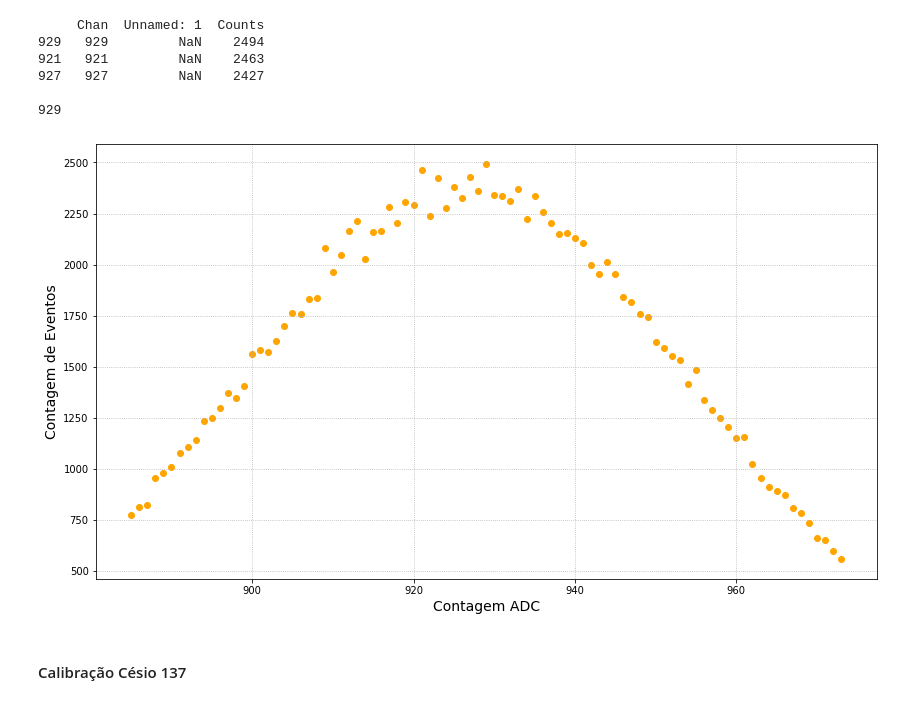
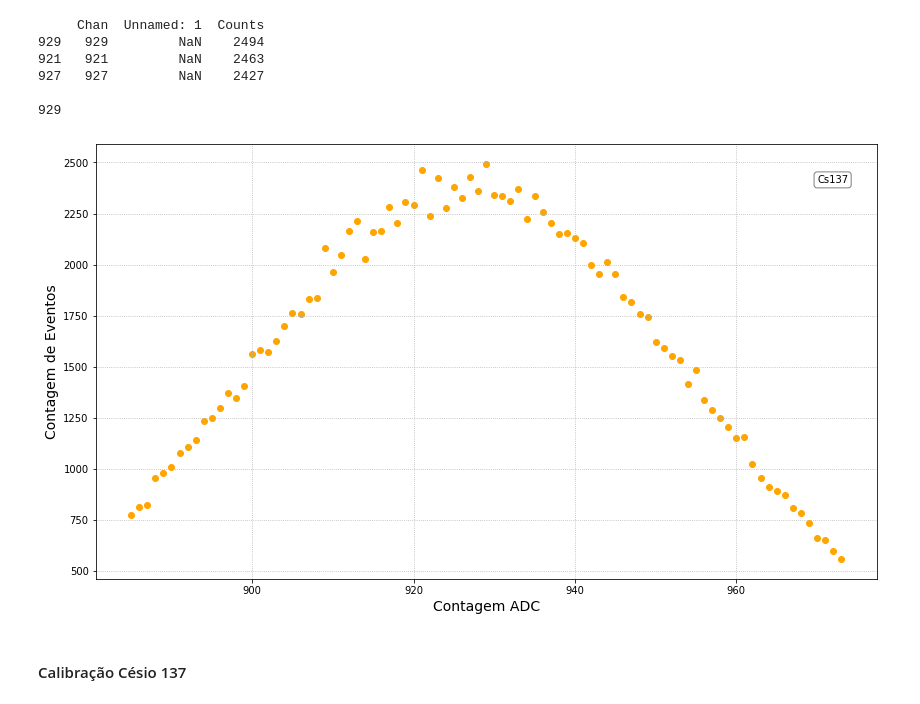
Before and after one commit to goulartsursula/DisciplinasUERJ, a Jupyter notebook: Estrutura da Materia 3/EspectroscopiaGama.ipynb, the cells around one changed output. Saved outputs shown, nothing was run; the diff lists cells and outputs as text; code cells hidden in the pictures.

```diff
--- a/Estrutura da Materia 3/EspectroscopiaGama.ipynb
+++ b/Estrutura da Materia 3/EspectroscopiaGama.ipynb
@@ -178,15 +178,16 @@ peak1Cs137 = dataCs137.iloc[dataCs137.loc[800:1100]['Counts'].idxmax()]['Chan']
 # %%
 xdataCs137 = dataCs137.loc[peak1Cs137 - 44:peak1Cs137 + 44]['Chan']
 ydataCs137 = dataCs137.loc[peak1Cs137- 44:peak1Cs137 + 44]['Counts']
 
 fig, ax = plt.subplots(figsize=(14,8))
 plt.scatter(xdataCs137, ydataCs137, c='orange')
 plt.xlabel('Contagem ADC', fontsize='14')
 plt.ylabel('Contagem de Eventos', fontsize='14')
-#ax.text(487, 5800, 'Cs137-301s', bbox=dict(boxstyle='round', facecolor='white', alpha=0.5))
+ax.text(970, 2400, 'Cs137', bbox=dict(boxstyle='round', facecolor='white', alpha=0.5))
+plt.savefig('Peak_Cs137.png', transparent = True)
 plt.grid(linestyle='dotted')
 # %% [output]
-[figure, old version]
+[figure, new version]
 # %% [markdown]
 #### Calibração Césio 137
 # %%
```
Also changed, not shown: parts of 11 cells of this notebook.
